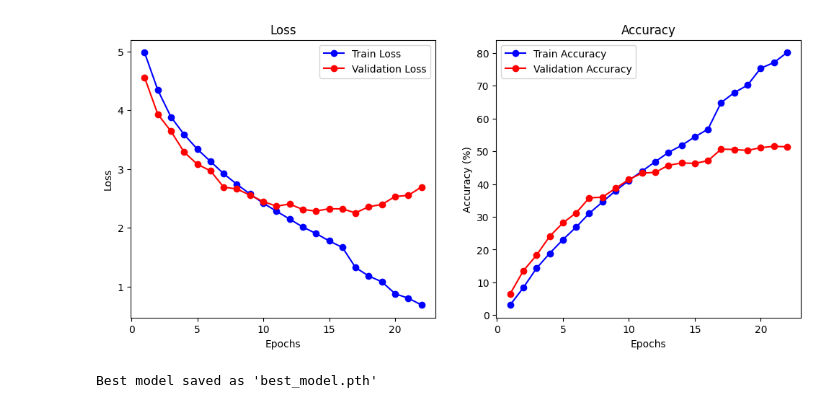
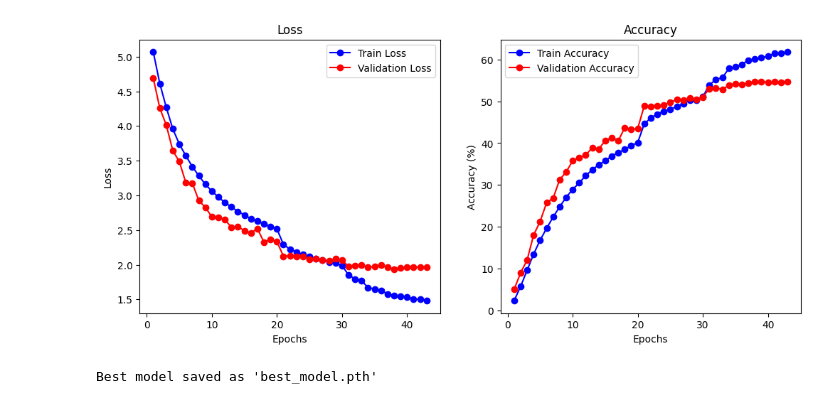
Before and after one commit to jung1230/Artificial_Intelligence, a Jupyter notebook: Project/ResNet-with_FC/ResNet-main.ipynb, the cells around one changed output. Drawn from its saved outputs; the diff is of its cells as text; code cells hidden in the pictures.

```diff
--- a/Project/ResNet-with_FC/ResNet-main.ipynb
+++ b/Project/ResNet-with_FC/ResNet-main.ipynb
@@ -26,8 +26,10 @@ transform4val = transforms.Compose([
 
 transform4train = transforms.Compose([
     transforms.Resize((224, 224)),
+    transforms.RandomResizedCrop(224, scale=(0.8, 1.0)),
     transforms.RandomHorizontalFlip(),
-    transforms.RandomRotation(5),
+    transforms.RandomRotation(15),
+    transforms.ColorJitter(brightness=0.2, contrast=0.2, saturation=0.2),
     transforms.ToTensor(),
     transforms.Normalize(mean = [0.485, 0.456, 0.406], std = [0.229, 0.224, 0.225])
 ])
@@ -95,7 +97,7 @@ model = resnet18.to(device)
 
 # Define loss function and optimizer
 criterion = nn.CrossEntropyLoss()  # Cross-entropy loss for classification
-optimizer = optim.Adam(model.parameters(), lr=0.01)  # try weight_decay=1e-5, 4 too small, 5&6 do work
+optimizer = optim.Adam(model.parameters(), lr=0.01, weight_decay=1e-6)  # try weight_decay=1e-5, 4 too small, 5&6 do work
 
 # Initialize lists to store metrics
 train_losses = []
@@ -257,4 +259,4 @@ Early stopping after 22 epochs without improvement.
 Early stopping triggered.
 Training complete!
-[figure, old version]
+[figure, new version]
 Best model saved as 'best_model.pth'
```
Also changed, not shown: parts of 3 cells of this notebook, 10 other files.
